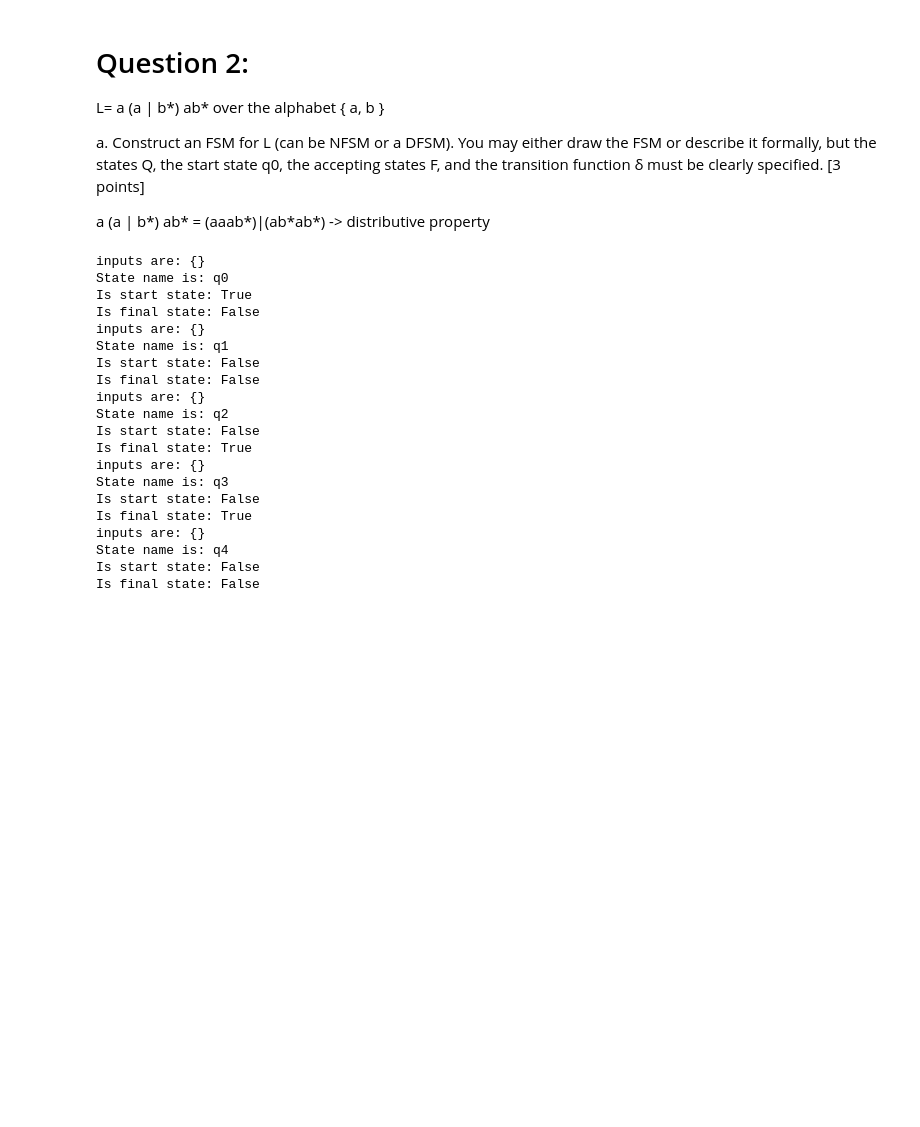
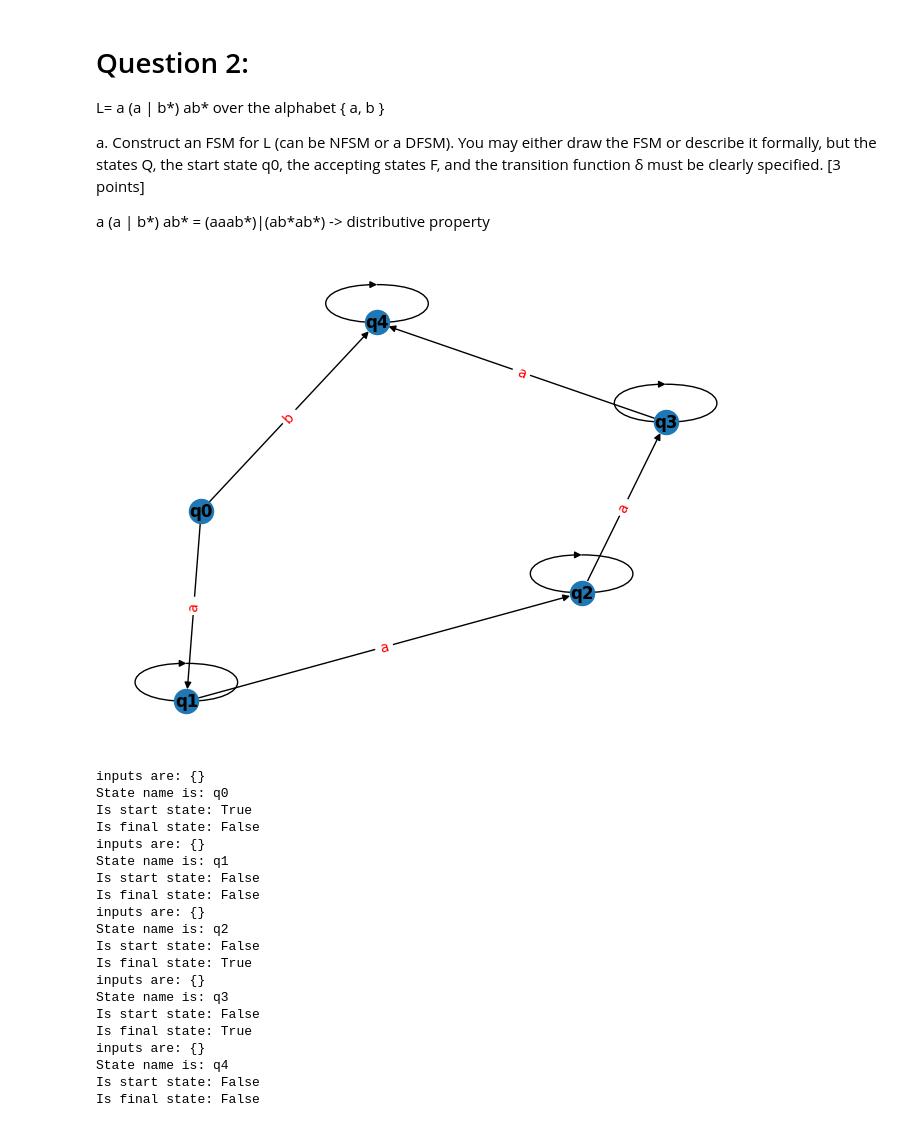
Before and after one commit to mraden1/323_project1_DFSM, a Jupyter notebook: DFSM.ipynb, the cells around one changed output. Saved outputs shown, nothing was run; the diff lists cells and outputs as text; code cells hidden in the pictures; blank space fills up the shorter version.

Commit message:
I made the class that outputs an almost complete DFSM. It just needs to mark the start state and the final states

```diff
--- a/DFSM.ipynb
+++ b/DFSM.ipynb
@@ -118,10 +118,20 @@ class FiniteStateMachine:
         self.states = list(states)
         self.start_state = start
         self.final_states = list(finals)
-        self.formula = list(formula)
+        self.formula = formula
 
         self.M = nx.DiGraph()
         self.buildStates()
+
+        self.addEdgesFromList()
+
+        pos = nx.spring_layout(self.M)
+        nx.draw(self.M, pos, with_labels=True, font_weight='bold')
+
+        nx.draw_networkx_edge_labels(self.M, pos, edge_labels=self.edge_labels,
+        font_color='red')
+        plt.axis("off")
+        plt.show()
 
 
     def buildStates(self):
@@ -133,54 +143,59 @@ class FiniteStateMachine:
         for each in self.final_states:
             each.setFinal(True)
 
+    def addNodesByName(self):
+        for each in self.states:
+            self.M.add_node(each.getName())
 
-    def createMachine(self):
-        self.M = nx.DiGraph()
-        self.M.add_nodes_from(self.getAllStates())
-        nx.draw_networkx(self.M)
-        plt.show()
+    def addEdgesFromList(self):
+        self.createEdgeList()
+        self.M.add_edges_from(self.edge_list)
 
-    def addEdges(self):
+    def createEdgeList(self):
         self.edge_list = []
-        for each in self.all_states:
-            for item in self.createEdgesList(each):
-                M.add_edge(item[0].getName(), item[1].getName())
-
-
-    def createEdgesList(self):
-        self.edge_list = list
+        self.edge_labels = dict()
+        temp_tuple = ()
+        temp_list = []
+        for each in self.states:
+            for item in self.input_alphabet:
+                for this in self.formula[each.getName()][item]:
+                    temp_list.append(this.getName())
+                temp_tuple = tuple(temp_list)
+                temp_list = []
+                self.edge_labels[temp_tuple] = item
+                self.edge_list.append(temp_tuple)
+                temp_tuple = ()
 
     def printStates(self):
         for each in self.states:
             each.printStateData()
 
 
 input_lib = {'a', 'b'}
 
 q0 = stateType()
 q1 = stateType()
 q2 = stateType()
 q3 = stateType()
 q4 = stateType()
 
 states = [q0, q1, q2, q3, q4]
 
 start_state = q0
 
 final_states = [q2, q3]
 
-formula = [
-{'q0': {'a': [q0, q1], 'b': [q0, q4]}},
-{'q1': {'a': [q1, q2], 'b': [q1, q1]}},
-{'q2': {'a': [q2, q3], 'b': [q2, q2]}},
-{'q3': {'a': [q3, q4], 'b': [q3, q3]}},
-{'q4': {'a': [q4, q4], 'b': [q4, q4]}}]
+formula = {
+    'q0': {'a': [q0, q1], 'b': [q0, q4]},
+    'q1': {'a': [q1, q2], 'b': [q1, q1]},
+    'q2': {'a': [q2, q3], 'b': [q2, q2]},
+    'q3': {'a': [q3, q4], 'b': [q3, q3]},
+    'q4': {'a': [q4, q4], 'b': [q4, q4]}}
 
 M = FiniteStateMachine()
-
 M.createDFSM(input_lib, states, start_state, final_states, formula)
-M.printStates()
 # %% [output]
+[figure, added]
 inputs are: {}
 State name is: q0
 Is start state: True
```
